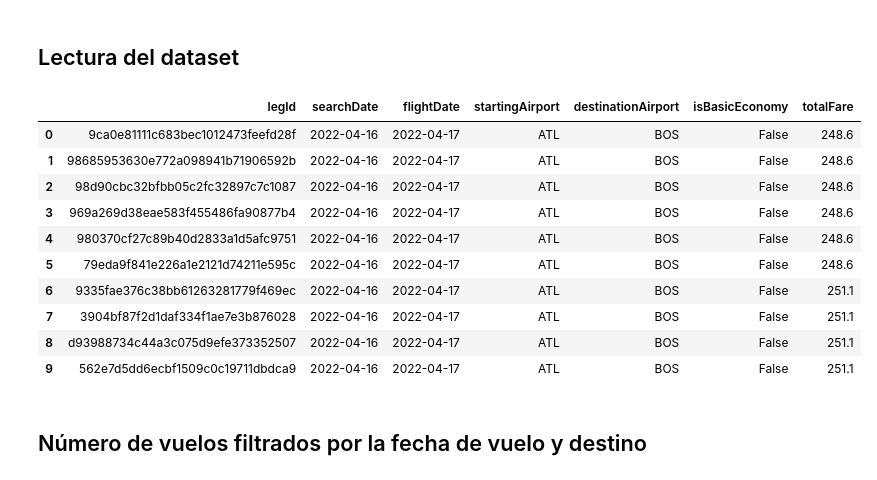
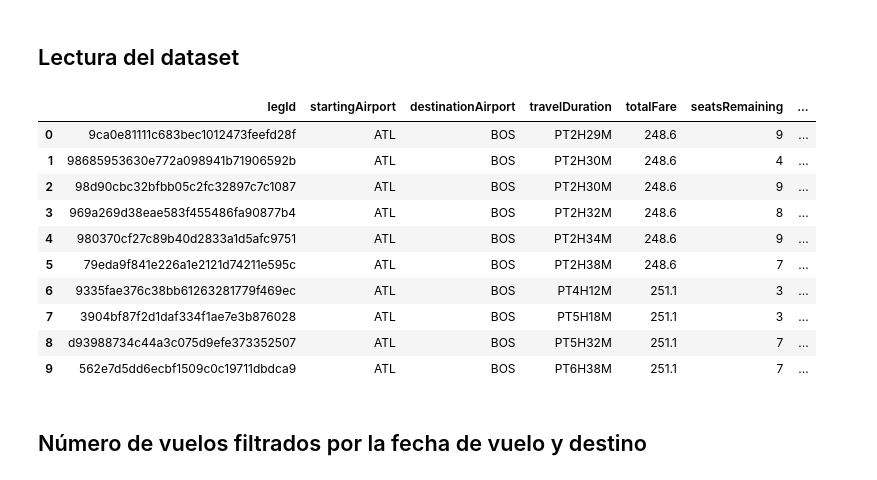
Before and after one commit to PRegi6/Min, a Jupyter notebook: ProyectoMIN.ipynb, the cells around one changed output. Drawn from its saved outputs; the diff is of its cells as text; code cells hidden in the pictures.

```diff
--- a/ProyectoMIN.ipynb
+++ b/ProyectoMIN.ipynb
@@ -57,33 +57,33 @@ data.to_csv(path + finalFile,index=False)
 # %%
 split = lambda x: x.split("||")
 
 columnsSelected = [
     'legId',
-    'searchDate',
-    'flightDate',
+    #'searchDate',
+    #'flightDate',
     'startingAirport',
     'destinationAirport',
-    # 'travelDuration',
-    'isBasicEconomy',
+    'travelDuration',
+    #'isBasicEconomy',
     'totalFare',
-    #'seatsRemaining', 'totalTravelDistance',
+    'seatsRemaining', 'totalTravelDistance',
     #'segmentsAirlineName', 'segmentsAirlineCode'
     ]
 
-data = pd.read_csv(path + file,decimal='.',usecols=columnsSelected, parse_dates=['searchDate','flightDate'],)# converters={'segmentsAirlineName':split, 'segmentsAirlineCode':split})
+data = pd.read_csv(path + file,decimal='.',usecols=columnsSelected,)# parse_dates=['searchDate','flightDate'],)# converters={'segmentsAirlineName':split, 'segmentsAirlineCode':split})
 data[:10]
 # %% [output]
-|  | legId | searchDate | flightDate | startingAirport | destinationAirport | isBasicEconomy | totalFare |
-| 0 | 9ca0e81111c683bec1012473feefd28f | 2022-04-16 | 2022-04-17 | ATL | BOS | False | 248.6 |
-| 1 | 98685953630e772a098941b71906592b | 2022-04-16 | 2022-04-17 | ATL | BOS | False | 248.6 |
-| 2 | 98d90cbc32bfbb05c2fc32897c7c1087 | 2022-04-16 | 2022-04-17 | ATL | BOS | False | 248.6 |
-| 3 | 969a269d38eae583f455486fa90877b4 | 2022-04-16 | 2022-04-17 | ATL | BOS | False | 248.6 |
-| 4 | 980370cf27c89b40d2833a1d5afc9751 | 2022-04-16 | 2022-04-17 | ATL | BOS | False | 248.6 |
-| 5 | 79eda9f841e226a1e2121d74211e595c | 2022-04-16 | 2022-04-17 | ATL | BOS | False | 248.6 |
-| 6 | 9335fae376c38bb61263281779f469ec | 2022-04-16 | 2022-04-17 | ATL | BOS | False | 251.1 |
-| 7 | 3904bf87f2d1daf334f1ae7e3b876028 | 2022-04-16 | 2022-04-17 | ATL | BOS | False | 251.1 |
-| 8 | d93988734c44a3c075d9efe373352507 | 2022-04-16 | 2022-04-17 | ATL | BOS | False | 251.1 |
-| 9 | 562e7d5dd6ecbf1509c0c19711dbdca9 | 2022-04-16 | 2022-04-17 | ATL | BOS | False | 251.1 |
+|  | legId | startingAirport | destinationAirport | travelDuration | totalFare | seatsRemaining | ... |
+| 0 | 9ca0e81111c683bec1012473feefd28f | ATL | BOS | PT2H29M | 248.6 | 9 | ... |
+| 1 | 98685953630e772a098941b71906592b | ATL | BOS | PT2H30M | 248.6 | 4 | ... |
+| 2 | 98d90cbc32bfbb05c2fc32897c7c1087 | ATL | BOS | PT2H30M | 248.6 | 9 | ... |
+| 3 | 969a269d38eae583f455486fa90877b4 | ATL | BOS | PT2H32M | 248.6 | 8 | ... |
+| 4 | 980370cf27c89b40d2833a1d5afc9751 | ATL | BOS | PT2H34M | 248.6 | 9 | ... |
+| 5 | 79eda9f841e226a1e2121d74211e595c | ATL | BOS | PT2H38M | 248.6 | 7 | ... |
+| 6 | 9335fae376c38bb61263281779f469ec | ATL | BOS | PT4H12M | 251.1 | 3 | ... |
+| 7 | 3904bf87f2d1daf334f1ae7e3b876028 | ATL | BOS | PT5H18M | 251.1 | 3 | ... |
+| 8 | d93988734c44a3c075d9efe373352507 | ATL | BOS | PT5H32M | 251.1 | 7 | ... |
+| 9 | 562e7d5dd6ecbf1509c0c19711dbdca9 | ATL | BOS | PT6H38M | 251.1 | 7 | ... |
 # %% [markdown]
 ## Número de vuelos filtrados por la fecha de vuelo y destino
 # %%
```
Also changed, not shown: parts of 7 cells of this notebook.
